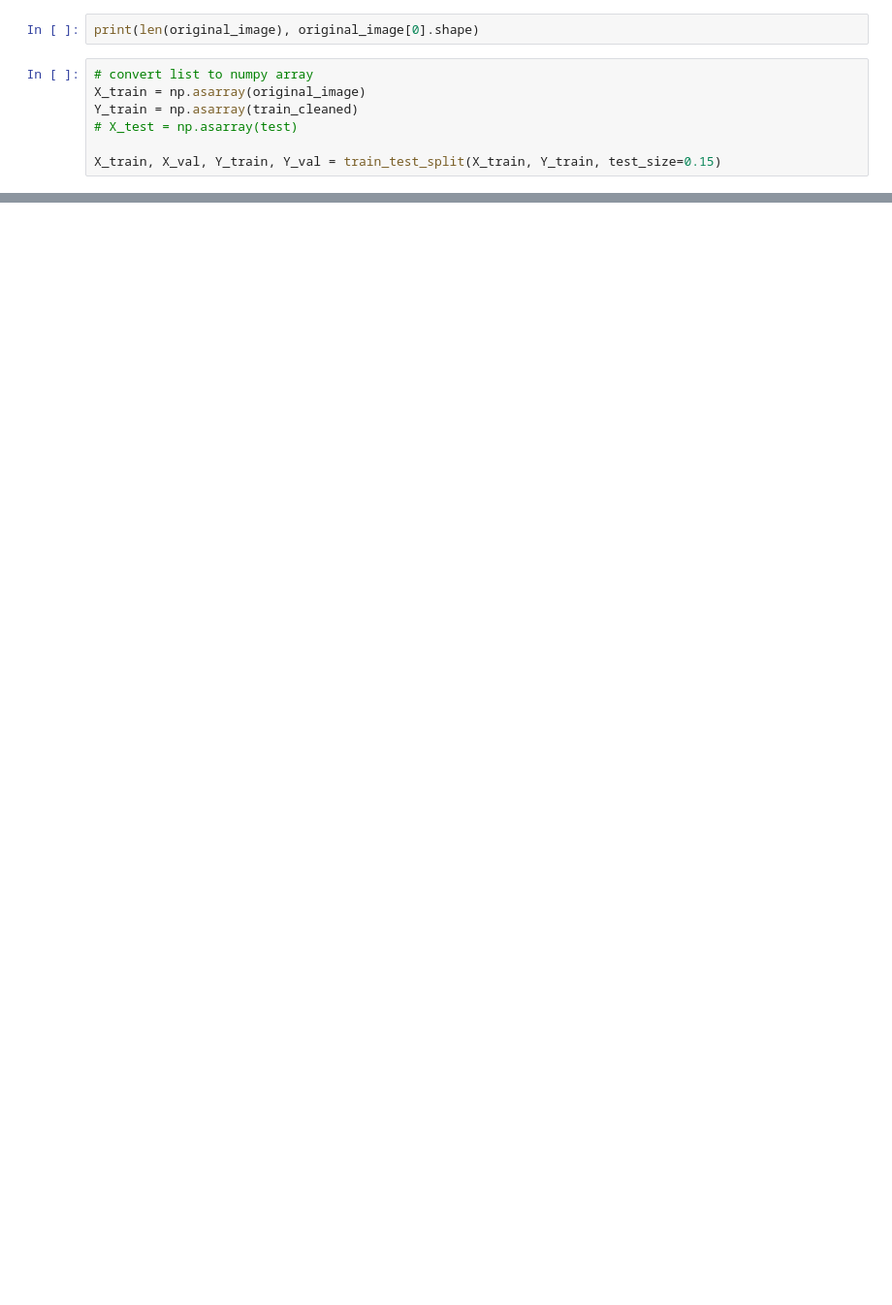
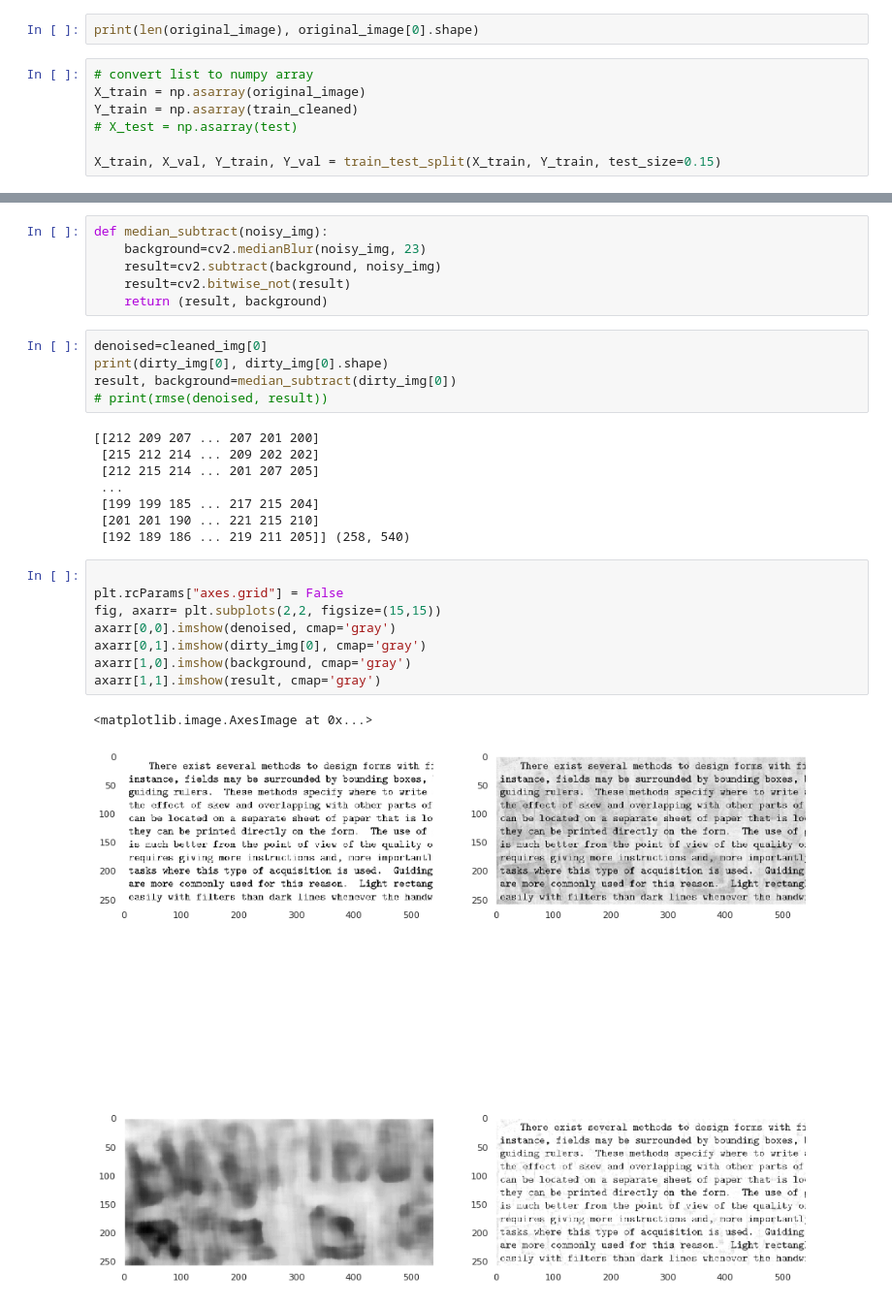
Before and after one commit to BashCache/Audiobook, a Jupyter notebook: Deskewing.ipynb, the cells around one changed output, grey strips where cells are left out. Shown: that part at 97% size. Cells and saved outputs as stored; diff of their text form; blank space fills up the shorter version.

```diff
--- a/Deskewing.ipynb
+++ b/Deskewing.ipynb
@@ -276,0 +203,30 @@ WARNING:tensorflow:Model was constructed with shape (None, 420, 540, 1) for inpu
+# %%
+def median_subtract(noisy_img):
+    background=cv2.medianBlur(noisy_img, 23)
+    result=cv2.subtract(background, noisy_img)
+    result=cv2.bitwise_not(result)
+    return (result, background)
+# %%
+denoised=cleaned_img[0]
+print(dirty_img[0], dirty_img[0].shape)
+result, background=median_subtract(dirty_img[0])
+# print(rmse(denoised, result))
+# %% [output]
+[[212 209 207 ... 207 201 200]
+ [215 212 214 ... 209 202 202]
+ [212 215 214 ... 201 207 205]
+ ...
+ [199 199 185 ... 217 215 204]
+ [201 201 190 ... 221 215 210]
+ [192 189 186 ... 219 211 205]] (258, 540)
+# %%
+
+plt.rcParams["axes.grid"] = False
+fig, axarr= plt.subplots(2,2, figsize=(15,15))
+axarr[0,0].imshow(denoised, cmap='gray')
+axarr[0,1].imshow(dirty_img[0], cmap='gray')
+axarr[1,0].imshow(background, cmap='gray')
+axarr[1,1].imshow(result, cmap='gray')
+# %% [output]
+<matplotlib.image.AxesImage at 0x...>
+[figure, added]
```
Also changed, not shown: parts of 16 cells of this notebook, 2 other files.
